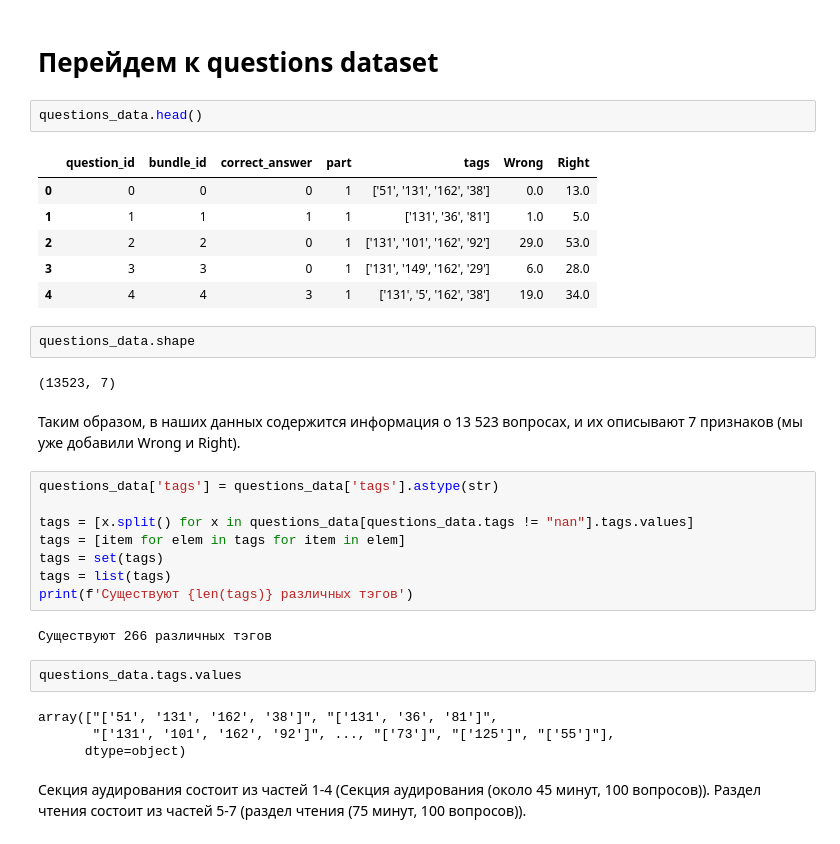
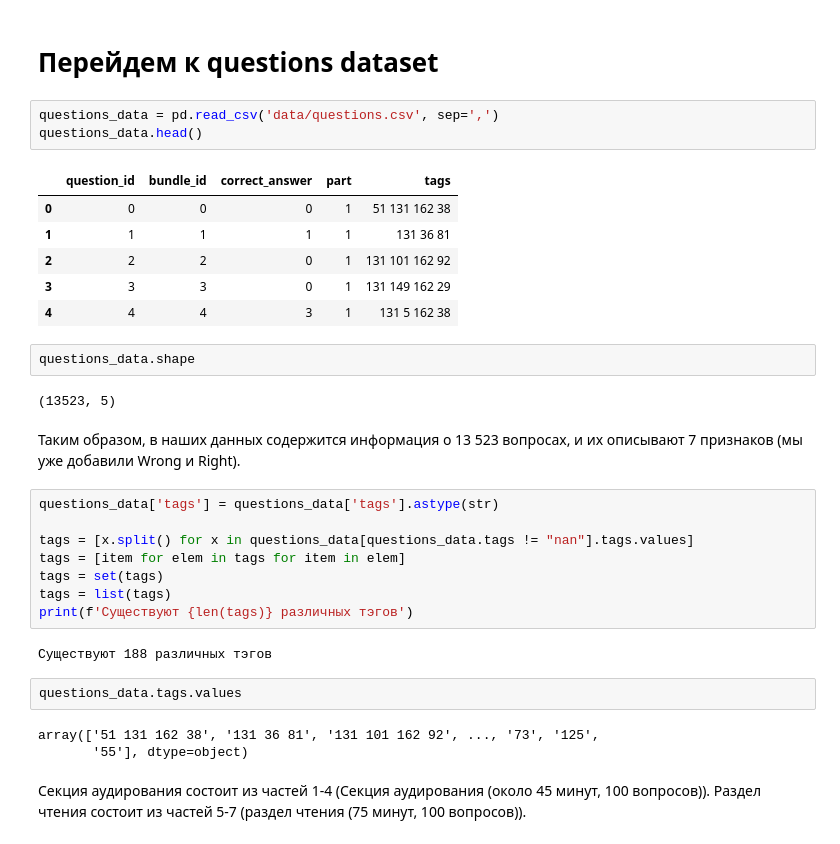
Before and after one commit to Pashkovaleks/MIPT-22, a Jupyter notebook: Pandas_.ipynb, the cells around one changed output. Drawn from its saved outputs; the diff is of its cells as text.

```diff
--- a/Pandas_.ipynb
+++ b/Pandas_.ipynb
@@ -292,19 +291,20 @@ pq
 составляет около 25 секунд.
 # %% [markdown]
 # Перейдем к questions dataset
-# %%
-questions_data.head()
-# %% [output]
-|  | question_id | bundle_id | correct_answer | part | tags | Wrong | Right |
-| 0 | 0 | 0 | 0 | 1 | ['51', '131', '162', '38'] | 0.0 | 13.0 |
-| 1 | 1 | 1 | 1 | 1 | ['131', '36', '81'] | 1.0 | 5.0 |
-| 2 | 2 | 2 | 0 | 1 | ['131', '101', '162', '92'] | 29.0 | 53.0 |
-| 3 | 3 | 3 | 0 | 1 | ['131', '149', '162', '29'] | 6.0 | 28.0 |
-| 4 | 4 | 4 | 3 | 1 | ['131', '5', '162', '38'] | 19.0 | 34.0 |
+# %%
+questions_data = pd.read_csv('data/questions.csv', sep=',')
+questions_data.head()
+# %% [output]
+|  | question_id | bundle_id | correct_answer | part | tags |
+| 0 | 0 | 0 | 0 | 1 | 51 131 162 38 |
+| 1 | 1 | 1 | 1 | 1 | 131 36 81 |
+| 2 | 2 | 2 | 0 | 1 | 131 101 162 92 |
+| 3 | 3 | 3 | 0 | 1 | 131 149 162 29 |
+| 4 | 4 | 4 | 3 | 1 | 131 5 162 38 |
 # %%
 questions_data.shape
 # %% [output]
-(13523, 7)
+(13523, 5)
 # %% [markdown]
 Таким образом, в наших данных содержится информация о 13 523 вопросах, и их описывают 7 признаков (мы уже добавили Wrong и Right).
 # %%
@@ -316,13 +316,12 @@ tags = set(tags)
 tags = list(tags)
 print(f'Существуют {len(tags)} различных тэгов')
 # %% [output]
-Существуют 266 различных тэгов
+Существуют 188 различных тэгов
 # %%
 questions_data.tags.values
 # %% [output]
-array(["['51', '131', '162', '38']", "['131', '36', '81']",
-       "['131', '101', '162', '92']", ..., "['73']", "['125']", "['55']"],
-      dtype=object)
+array(['51 131 162 38', '131 36 81', '131 101 162 92', ..., '73', '125',
+       '55'], dtype=object)
 # %% [markdown]
 Секция аудирования состоит из частей 1-4 (Секция аудирования (около 45 минут, 100 вопросов)).
 Раздел чтения состоит из частей 5-7 (раздел чтения (75 минут, 100 вопросов)).
```
Also changed, not shown: parts of 29 cells of this notebook.
